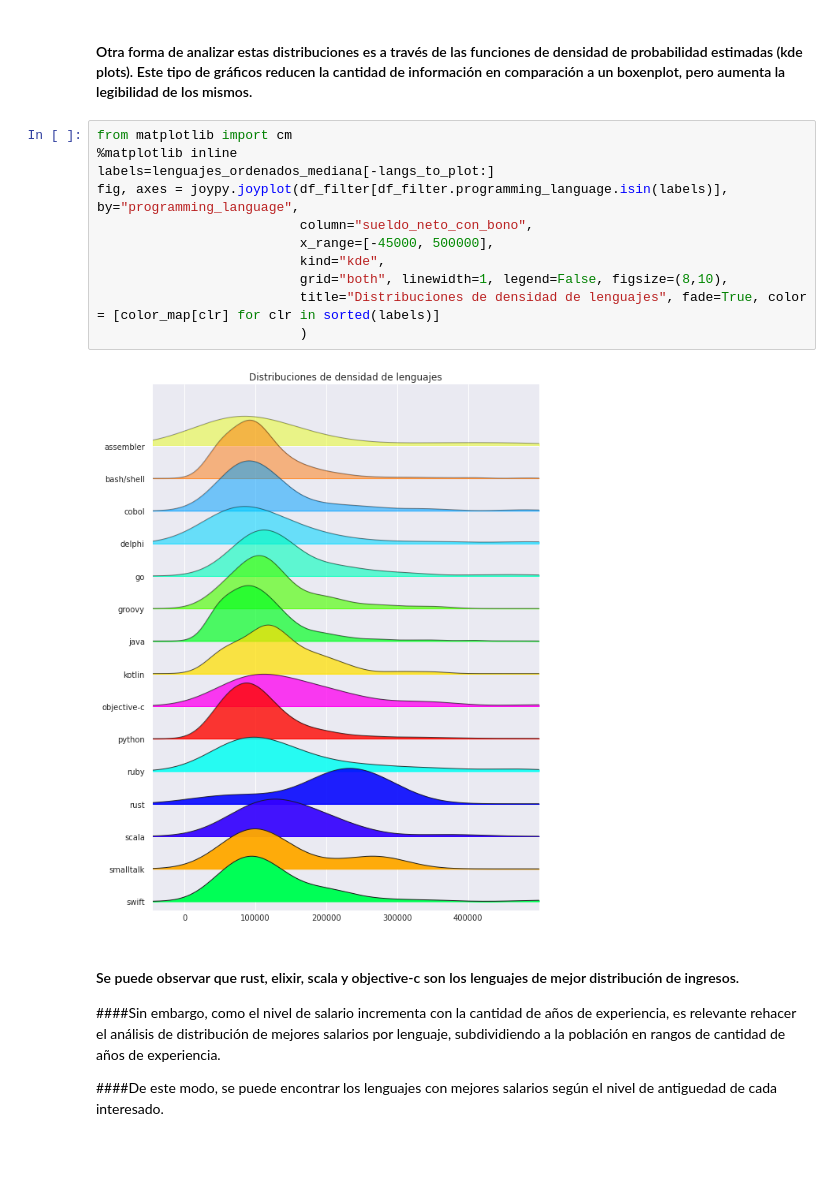
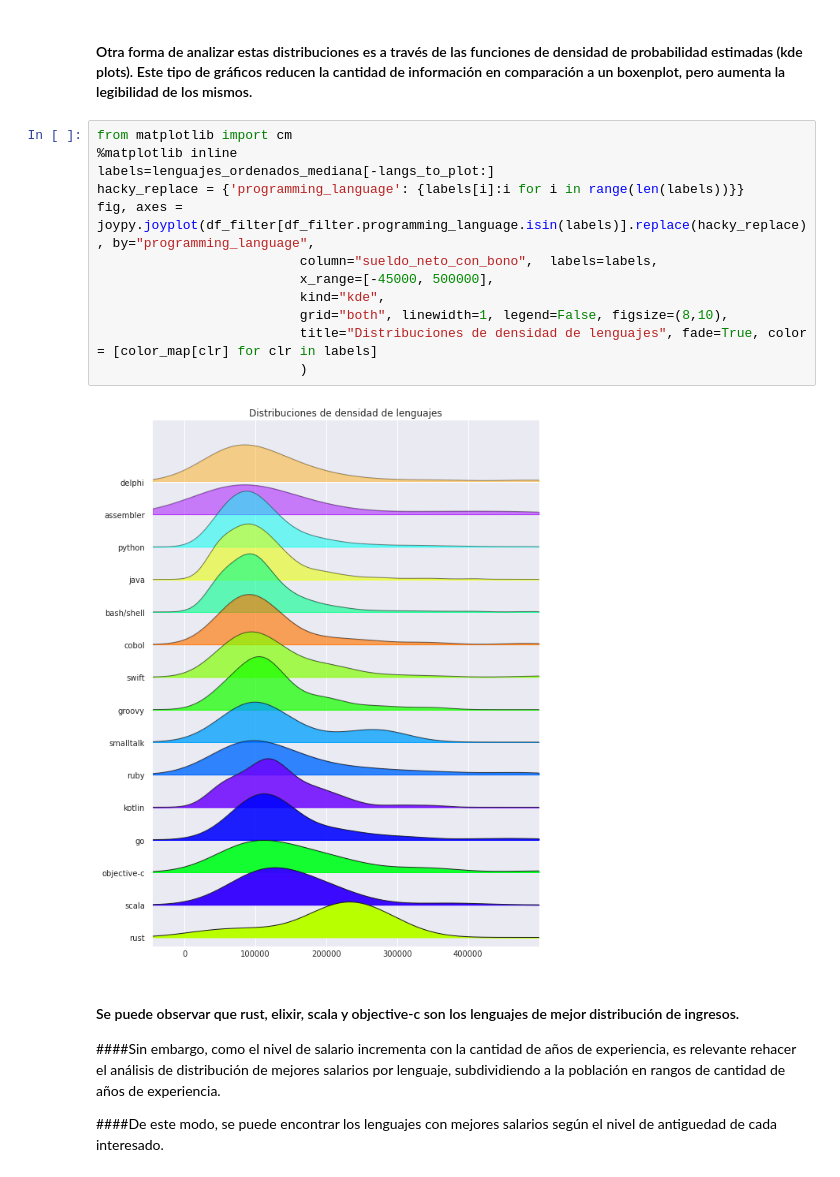
Before and after one commit to fnbellomo/DiploDatos2021, a Jupyter notebook: AyVD/Entregable_Parte_1.ipynb, the cells around one changed output. Saved outputs shown, nothing was run; the diff lists cells and outputs as text.

```diff
--- a/AyVD/Entregable_Parte_1.ipynb
+++ b/AyVD/Entregable_Parte_1.ipynb
@@ -355,16 +355,17 @@ plt.ylim(0,600000)
 # %%
 from matplotlib import cm
 %matplotlib inline
 labels=lenguajes_ordenados_mediana[-langs_to_plot:]
-fig, axes = joypy.joyplot(df_filter[df_filter.programming_language.isin(labels)], by="programming_language",
-                          column="sueldo_neto_con_bono",
+hacky_replace = {'programming_language': {labels[i]:i for i in range(len(labels))}}
+fig, axes = joypy.joyplot(df_filter[df_filter.programming_language.isin(labels)].replace(hacky_replace), by="programming_language",
+                          column="sueldo_neto_con_bono",  labels=labels,
                           x_range=[-45000, 500000],
                           kind="kde",
                           grid="both", linewidth=1, legend=False, figsize=(8,10),
-                          title="Distribuciones de densidad de lenguajes", fade=True, color = [color_map[clr] for clr in sorted(labels)]
+                          title="Distribuciones de densidad de lenguajes", fade=True, color = [color_map[clr] for clr in labels]
                           )
 # %% [output]
-[figure, old version]
+[figure, new version]
 # %% [markdown]
 #### Se puede observar que rust, elixir, scala y objective-c son los lenguajes de mejor distribución de ingresos.
 
```
Also changed, not shown: parts of 7 cells of this notebook.
